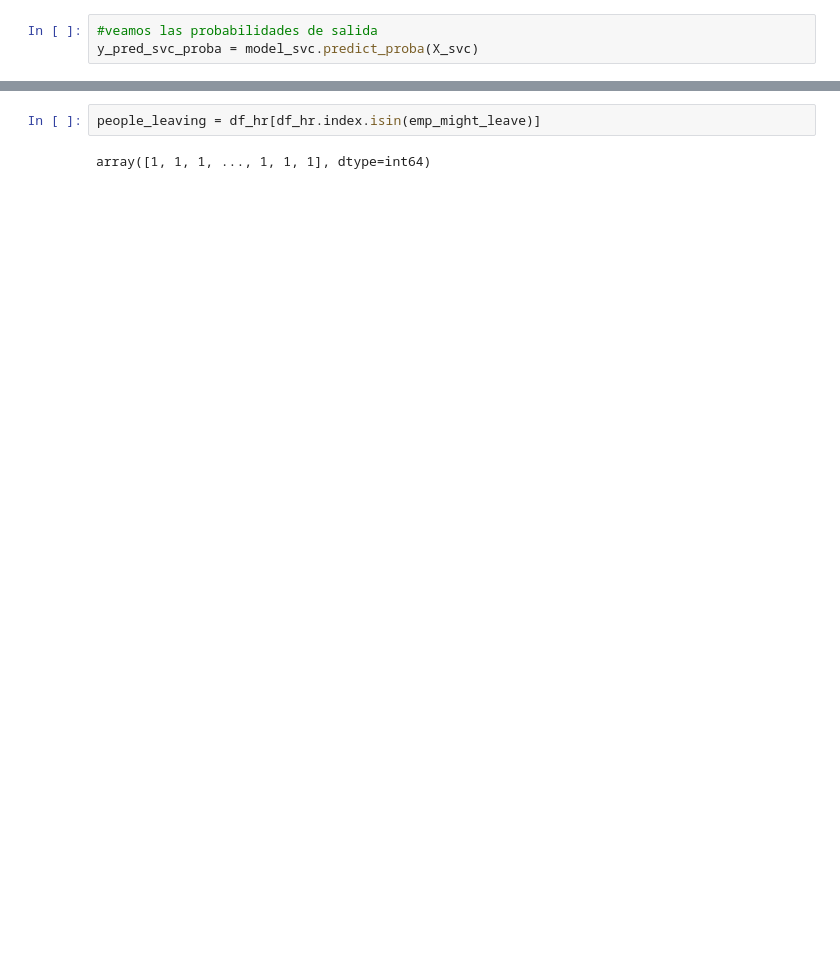
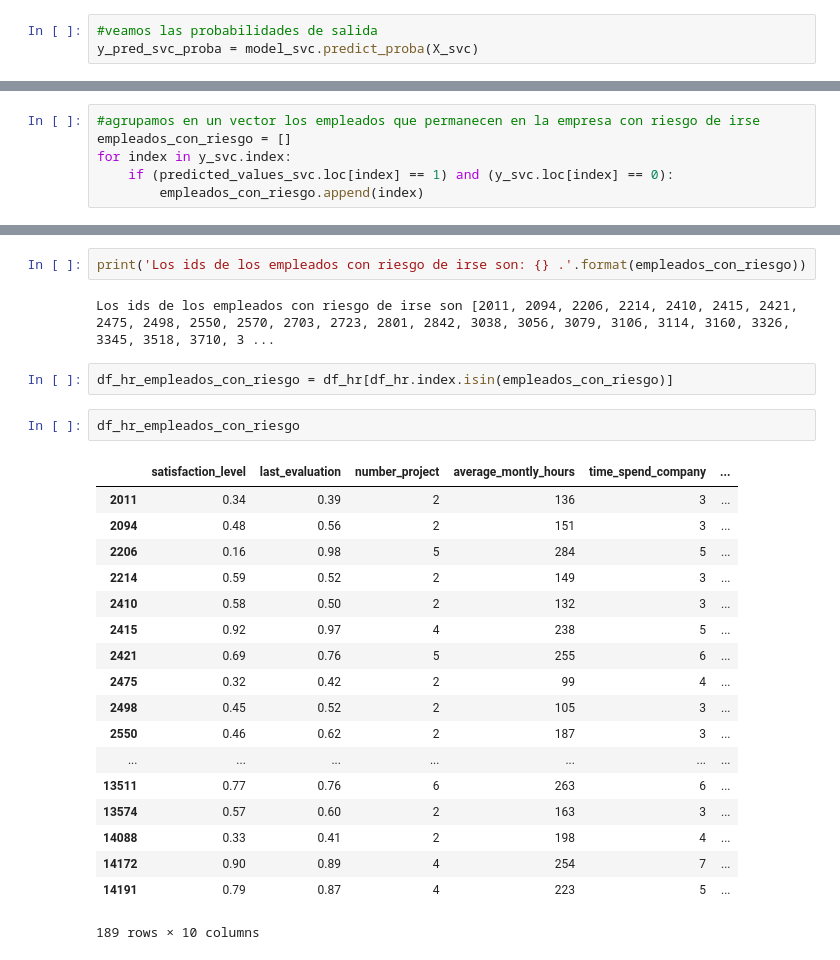
Before and after one commit to mlambolla/Analytics_HR_Attrition, a Jupyter notebook: Demo/Demo - Attrition.ipynb, the cells around one changed output, grey strips where cells are left out. Drawn from its saved outputs; the diff is of its cells as text; blank space fills up the shorter version.

```diff
--- a/Demo/Demo - Attrition.ipynb
+++ b/Demo/Demo - Attrition.ipynb
@@ -264,0 +320,6 @@ y_pred_svc_proba = model_svc.predict_proba(X_svc)
+# %%
+#agrupamos en un vector los empleados que permanecen en la empresa con riesgo de irse
+empleados_con_riesgo = []
+for index in y_svc.index:
+    if (predicted_values_svc.loc[index] == 1) and (y_svc.loc[index] == 0):
+        empleados_con_riesgo.append(index)
@@ -265,4 +351,27 @@ y_pred_svc_proba = model_svc.predict_proba(X_svc)
+# %%
+print('Los ids de los empleados con riesgo de irse son: {} .'.format(empleados_con_riesgo))
+# %% [output]
+Los ids de los empleados con riesgo de irse son [2011, 2094, 2206, 2214, 2410, 2415, 2421, 2475, 2498, 2550, 2570, 2703, 2723, 2801, 2842, 3038, 3056, 3079, 3106, 3114, 3160, 3326, 3345, 3518, 3710, 3 ...
 # %%
-people_leaving = df_hr[df_hr.index.isin(emp_might_leave)]
+df_hr_empleados_con_riesgo = df_hr[df_hr.index.isin(empleados_con_riesgo)]
-# %% [output]
-array([1, 1, 1, ..., 1, 1, 1], dtype=int64)
+# %%
+df_hr_empleados_con_riesgo
+# %% [output]
+|  | satisfaction_level | last_evaluation | number_project | average_montly_hours | time_spend_company | ... |
+| 2011 | 0.34 | 0.39 | 2 | 136 | 3 | ... |
+| 2094 | 0.48 | 0.56 | 2 | 151 | 3 | ... |
+| 2206 | 0.16 | 0.98 | 5 | 284 | 5 | ... |
+| 2214 | 0.59 | 0.52 | 2 | 149 | 3 | ... |
+| 2410 | 0.58 | 0.50 | 2 | 132 | 3 | ... |
+| 2415 | 0.92 | 0.97 | 4 | 238 | 5 | ... |
+| 2421 | 0.69 | 0.76 | 5 | 255 | 6 | ... |
+| 2475 | 0.32 | 0.42 | 2 | 99 | 4 | ... |
+| 2498 | 0.45 | 0.52 | 2 | 105 | 3 | ... |
+| 2550 | 0.46 | 0.62 | 2 | 187 | 3 | ... |
+| ... | ... | ... | ... | ... | ... | ... |
+| 13511 | 0.77 | 0.76 | 6 | 263 | 6 | ... |
+| 13574 | 0.57 | 0.60 | 2 | 163 | 3 | ... |
+| 14088 | 0.33 | 0.41 | 2 | 198 | 4 | ... |
+| 14172 | 0.90 | 0.89 | 4 | 254 | 7 | ... |
+| 14191 | 0.79 | 0.87 | 4 | 223 | 5 | ... |
+189 rows × 10 columns
```
Also changed, not shown: parts of 27 cells of this notebook, 1 other file.
